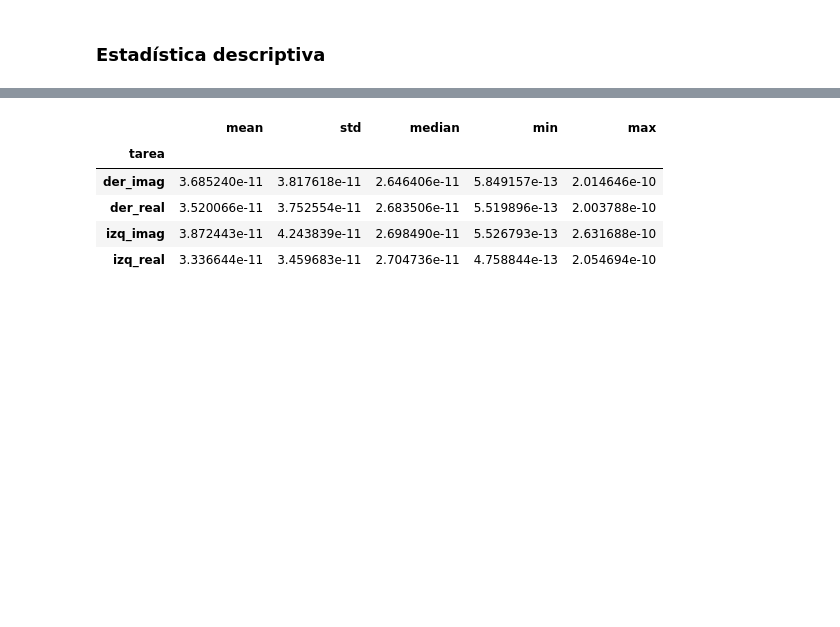
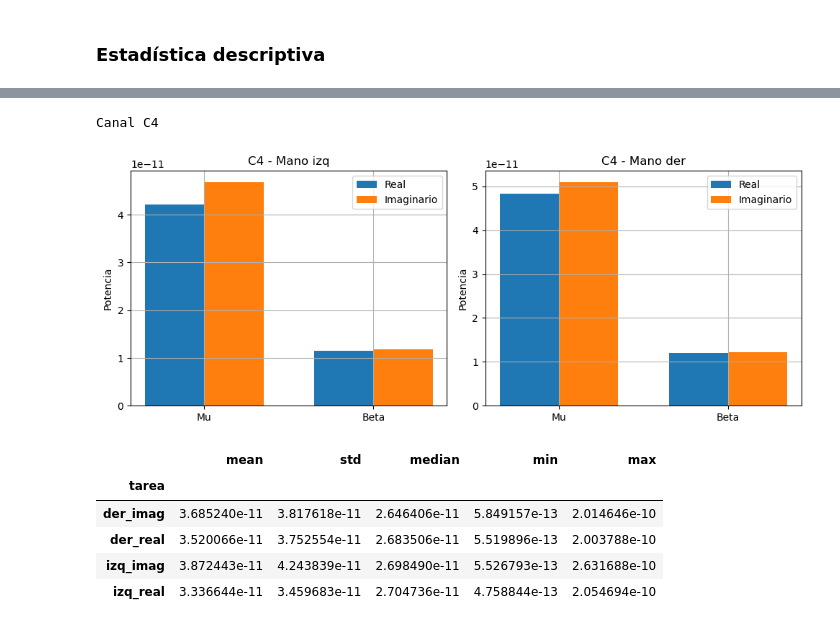
Before and after one commit to Isa21bella09/Proyecto-1---Biose-ales---Procesamiento-EEG, a Jupyter notebook: Proyecto 1 - Bioseñales.ipynb, the cells around one changed output, grey strips where cells are left out. Drawn from its saved outputs; the diff is of its cells as text; code cells hidden in the pictures; blank space fills up the shorter version.

Commit message:
Función gráfica de barras

```diff
--- a/Proyecto 1 - Bioseñales.ipynb
+++ b/Proyecto 1 - Bioseñales.ipynb
@@ -389,6 +389,32 @@ print(df.head(10))
 # %% [markdown]
 ### **Estadística descriptiva**
 # %%
+def barras_canal(df, canal, mano):
+
+    mu = f"mu_{canal}"
+    beta = f"beta_{canal}"
+
+    cond_real = f"{mano}_real"
+    cond_imag = f"{mano}_imag"
+
+    # Promedios
+    mean_real = df[df["tarea"] == cond_real][[mu, beta]].mean()
+    mean_imag = df[df["tarea"] == cond_imag][[mu, beta]].mean()
+
+    x = np.arange(2)  # Mu, Beta
+    width = 0.35
+
+    plt.bar(x - width/2, mean_real, width, label="Real", capsize=4)
+    plt.bar(x + width/2, mean_imag, width, label="Imaginario", capsize=4)
+
+    plt.xticks(x, ["Mu", "Beta"])
+    plt.title(f"{canal} - Mano {mano}")
+    plt.ylabel("Potencia")
+    plt.legend()
+    plt.grid()
+
+    plt.tight_layout()
+
 def boxplot(ritmo):
     plt.figure(figsize = (14,7))
     sns.boxplot(data=df, x="tarea", y=ritmo)
@@ -413,3 +443,14 @@ def correlacion(df, columnas, condicion=None):
+# %%
+# Canal C4
+print("Canal C4")
+plt.figure(figsize=(10,4))
+plt.subplot(1,2,1)
+barras_canal(df, "C4", "izq")
+plt.subplot(1,2,2)
+barras_canal(df, "C4", "der")
+# %% [output]
+Canal C4
+[figure, added]
 # %%
 df.groupby("tarea")["mu_C3"].agg(["mean","std","median","min","max"])
 # %% [output]
```
Also changed, not shown: parts of 1 cell of this notebook.
